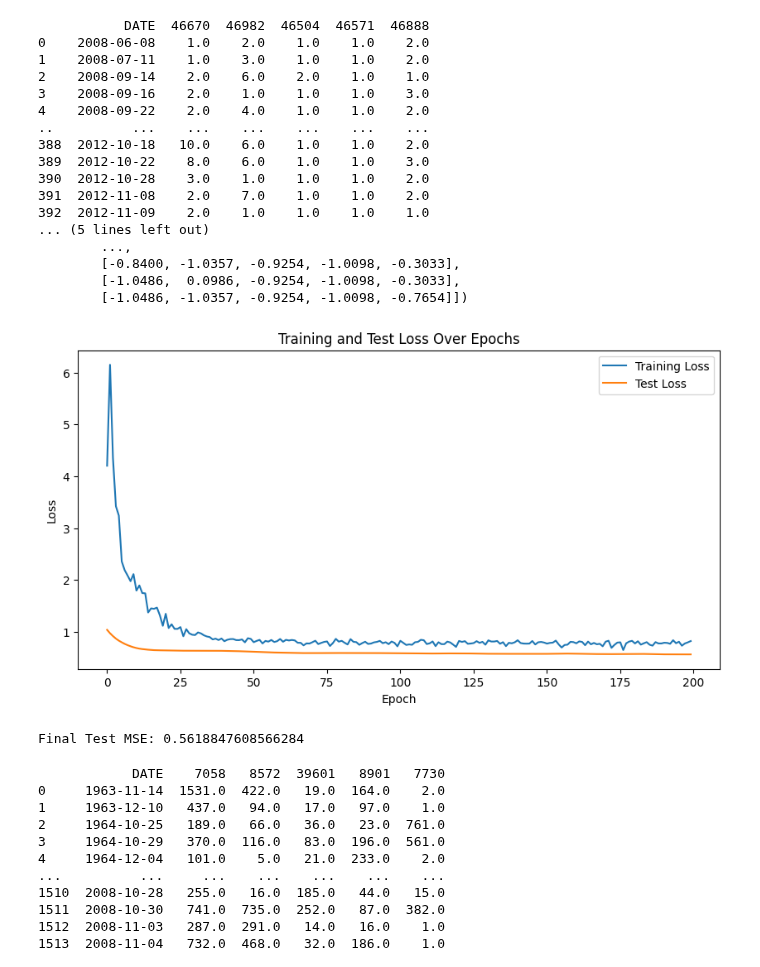
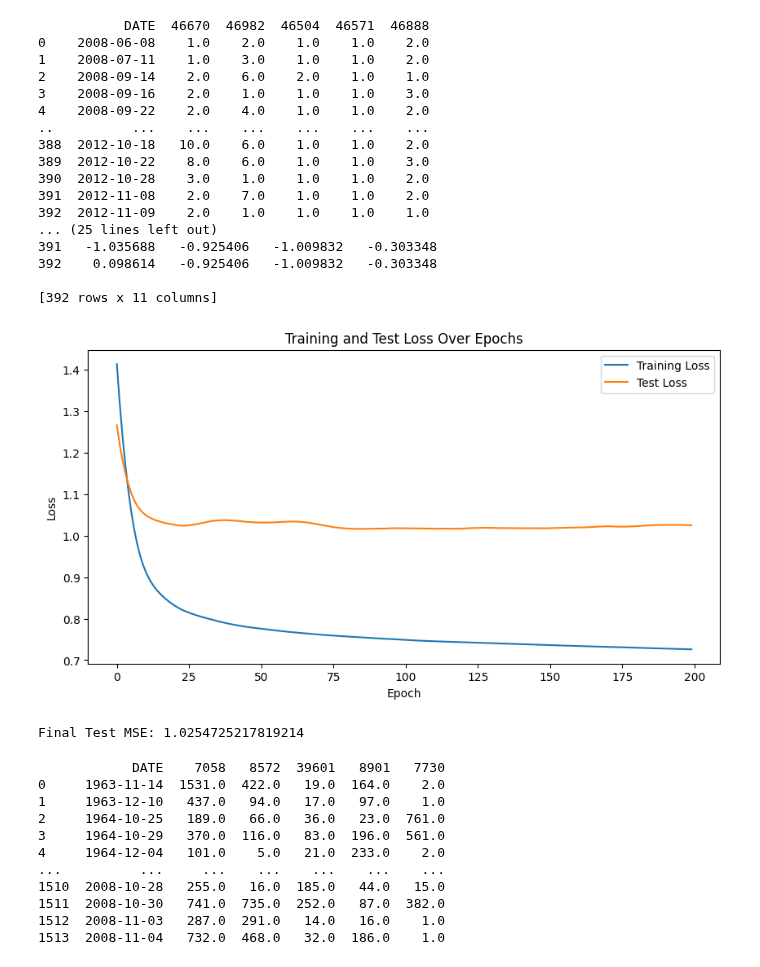
Before and after one commit to ANCP2021/ML-on-Graphs-Project, a Jupyter notebook: Models/GNNs/GAT.ipynb, the cells around one changed output. Saved outputs shown, nothing was run; the diff lists cells and outputs as text; code cells hidden in the pictures.

```diff
--- a/Models/GNNs/GAT.ipynb
+++ b/Models/GNNs/GAT.ipynb
@@ -123,13 +147,17 @@ print(df)
 scaler = StandardScaler()
 df[['46670', '46982', '46504', '46571', '46888']] = scaler.fit_transform(df[['46670', '46982', '46504', '46571', '46888']])
 
-features = torch.tensor(df[['46670', '46982', '46504', '46571', '46888']].values, dtype=torch.float)
-print(features)
+# features = torch.tensor(df[['46670', '46982', '46504', '46571', '46888']].values, dtype=torch.float)
+# print(features)
 
-edge_index = torch.tensor([
-    [0, 0, 3, 3, 4],  # Predators: 46670 (Index 0), 46982 (Index 3), 46571 (Index 4)
-    [1, 2, 1, 2, 1]   # Prey: 46888 (Index 1), 46504 (Index 2)
-], dtype=torch.long)
+for col in ['46670', '46982', '46504', '46571', '46888']:
+    df[f'{col}_lag1'] = df[col].shift(1)
+df.dropna(inplace=True)
+
+# Define features (x) and targets (y)
+x = df[['46670_lag1', '46982_lag1', '46504_lag1', '46571_lag1', '46888_lag1']].values  # previous time step's data as input
+y = df[['46670', '46982', '46504', '46571', '46888']].values
+print(df)
 # %% [output]
            DATE  46670  46982  46504  46571  46888
 0    2008-06-08    1.0    2.0    1.0    1.0    2.0
@@ -143,40 +171,55 @@ edge_index = torch.tensor([
 390  2012-10-28    3.0    1.0    1.0    1.0    2.0
 391  2012-11-08    2.0    7.0    1.0    1.0    2.0
 392  2012-11-09    2.0    1.0    1.0    1.0    1.0
-... (5 lines left out)
-        ...,
-        [-0.8400, -1.0357, -0.9254, -1.0098, -0.3033],
-        [-1.0486,  0.0986, -0.9254, -1.0098, -0.3033],
-        [-1.0486, -1.0357, -0.9254, -1.0098, -0.7654]])
+... (25 lines left out)
+391   -1.035688   -0.925406   -1.009832   -0.303348
+392    0.098614   -0.925406   -1.009832   -0.303348
+
+[392 rows x 11 columns]
+# %%
+# Sequential split for training and testing
+split_idx = int(len(x) * 0.8)
+x_train, x_test = x[:split_idx], x[split_idx:]
+y_train, y_test = y[:split_idx], y[split_idx:]
+
+# Convert to PyTorch tensors
+x_train = torch.tensor(x_train, dtype=torch.float)
+x_test = torch.tensor(x_test, dtype=torch.float)
+y_train = torch.tensor(y_train, dtype=torch.float)
+y_test = torch.tensor(y_test, dtype=torch.float)
+# %%
+edge_index = torch.tensor([
+    [0, 0, 3, 3, 4],  # Predators: 46670 (Index 0), 46982 (Index 3), 46571 (Index 4)
+    [1, 2, 1, 2, 1]   # Prey: 46888 (Index 1), 46504 (Index 2)
+], dtype=torch.long)
+data_train = Data(x=x_train, edge_index=edge_index)
+data_test = Data(x=x_test, edge_index=edge_index)
 # %%
 # Model Implementation
 class GATNet(torch.nn.Module):
-    def __init__(self, in_channels, out_channels, heads=8, dropout=0.6):
+    def __init__(self):
         super(GATNet, self).__init__()
-        self.conv1 = GATConv(in_channels, out_channels, heads=heads, dropout=dropout)
-        self.conv2 = GATConv(out_channels * heads, out_channels, heads=1, concat=False, dropout=dropout)
+        self.conv1 = GATConv(5, 16)
+        self.conv2 = GATConv(16, 5)
 
     def forward(self, data):
         x, edge_index = data.x, data.edge_index
         # Apply the first GAT convolution and use ELU as activation
-        x = F.elu(self.conv1(x, edge_index))
-        # Apply dropout for regularization during training
-        x = F.dropout(x, p=0.6, training=self.training)
+        x = torch.relu(self.conv1(x, edge_index))
         # Apply the second GAT convolution
         x = self.conv2(x, edge_index)
         return x
 
-in_channels, out_channels = 5, 5
-model = GATNet(in_channels, out_channels)
+model = GATNet()
 # %%
 optimizer = Adam(model.parameters(), lr=0.01)
 criterion = MSELoss()
 
-indices = list(range(features.shape[0]))
-train_indices, test_indices = train_test_split(indices, test_size=0.2, random_state=42)
+# indices = list(range(features.shape[0]))
+# train_indices, test_indices = train_test_split(indices, test_size=0.2, random_state=42)
 
-data_train = Data(x=features[train_indices], edge_index=edge_index)
-data_test = Data(x=features[test_indices], edge_index=edge_index)
+# data_train = Data(x=features[train_indices], edge_index=edge_index)
+# data_test = Data(x=features[test_indices], edge_index=edge_index)
 # %%
 train_losses = []
 test_losses = []
@@ -184,38 +227,38 @@ test_losses = []
 for epoch in range(200):
     model.train()
     optimizer.zero_grad()
     out = model(data_train)
-    train_loss = criterion(out, data_train.x)
+    train_loss = criterion(out, y_train)
     train_loss.backward()
     optimizer.step()
 
     model.eval()
     with torch.no_grad(): # gradient is not computed
         test_pred = model(data_test)
-        test_loss = criterion(test_pred, data_test.x)
+        test_loss = criterion(test_pred, y_test)
 
     train_losses.append(train_loss.item())
     test_losses.append(test_loss.item())
 
 # training and testing losses
 plt.figure(figsize=(10, 5))
 plt.plot(train_losses, label='Training Loss')
 plt.plot(test_losses, label='Test Loss')
 plt.xlabel('Epoch')
 plt.ylabel('Loss')
 plt.title('Training and Test Loss Over Epochs')
 plt.legend()
 plt.show()
 
 model.eval()
 with torch.no_grad():
     final_pred = model(data_test)
-    final_mse_test = criterion(final_pred, data_test.x)
+    final_mse_test = criterion(final_pred, y_test)
 
 print(f'Final Test MSE: {final_mse_test.item()}')
 # %% [output]
-[figure, old version]
+[figure, new version]
-Final Test MSE: 0.5618847608566284
+Final Test MSE: 1.0254725217819214
 # %%
 df = pd.read_csv('../../Datasets/study_213/top_5_213.csv', usecols=['DATE', '7058', '8572', '39601', '8901', '7730'])
 print(df)
```
Also changed, not shown: parts of 6 cells of this notebook, 1 other file.
